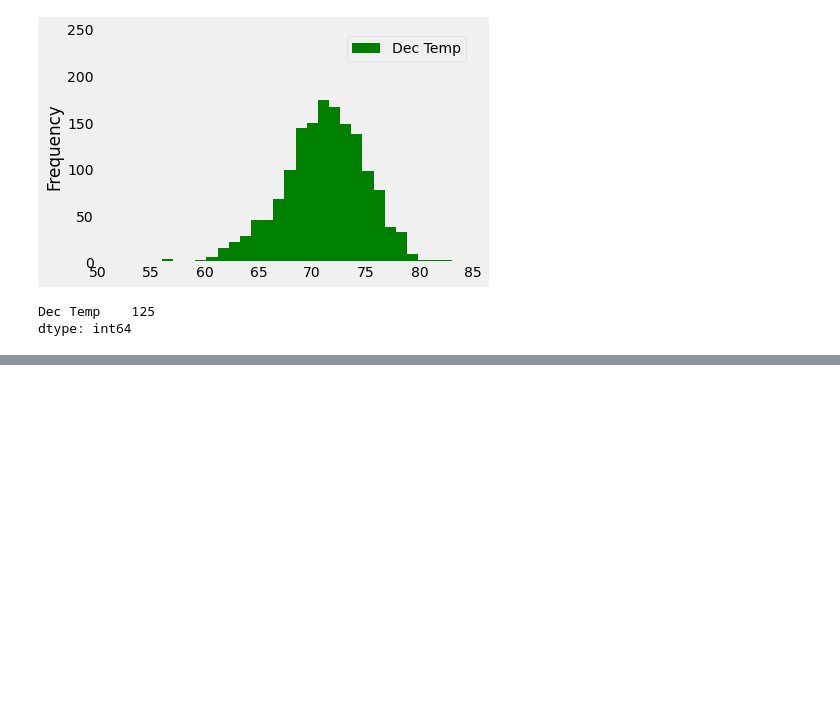
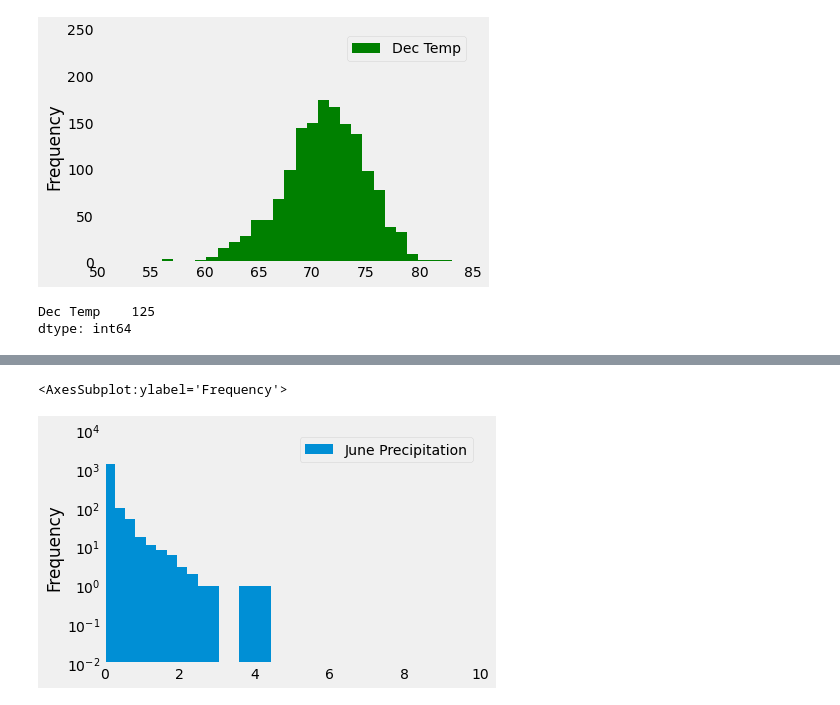
Before and after one commit to Pascalduc/surfs_up, a Jupyter notebook: SurfsUp_Challenge.ipynb, the cells around one changed output, grey strips where cells are left out. Cells and saved outputs as stored; diff of their text form; code cells hidden in the pictures; blank space fills up the shorter version.

Commit message:
prcp

```diff
--- a/SurfsUp_Challenge.ipynb
+++ b/SurfsUp_Challenge.ipynb
@@ -206,0 +160,5 @@ dtype: int64
+# %%
+# check the precipitation for June
+june_prcp = session.query(Measurement.prcp).\
+    filter(func.strftime("%m", Measurement.date) == "06").all()
+june_prcp[:10]
@@ -206,0 +167,4 @@ dtype: int64
+# %%
+# Convert the June precipitation to a list.
+june_prcp = list(np.ravel(june_prcp))
+june_prcp[:10]
@@ -206,0 +173,4 @@ dtype: int64
+# %%
+# Create a DataFrame from the list of precipitation for the month of June.
+df_june_prcp = pd.DataFrame(june_prcp, columns=['June Precipitation'])
+df_june_prcp.head()
@@ -206,0 +234,5 @@ dtype: int64
+# %%
+df_june_prcp.plot.hist(bins=16, xlim=[0,10], ylim=[0.01,10000], grid=0, logy=True)
+# %% [output]
+<AxesSubplot:ylabel='Frequency'>
+[figure, added]
```
Also changed, not shown: parts of 19 cells of this notebook, 1 other file.
